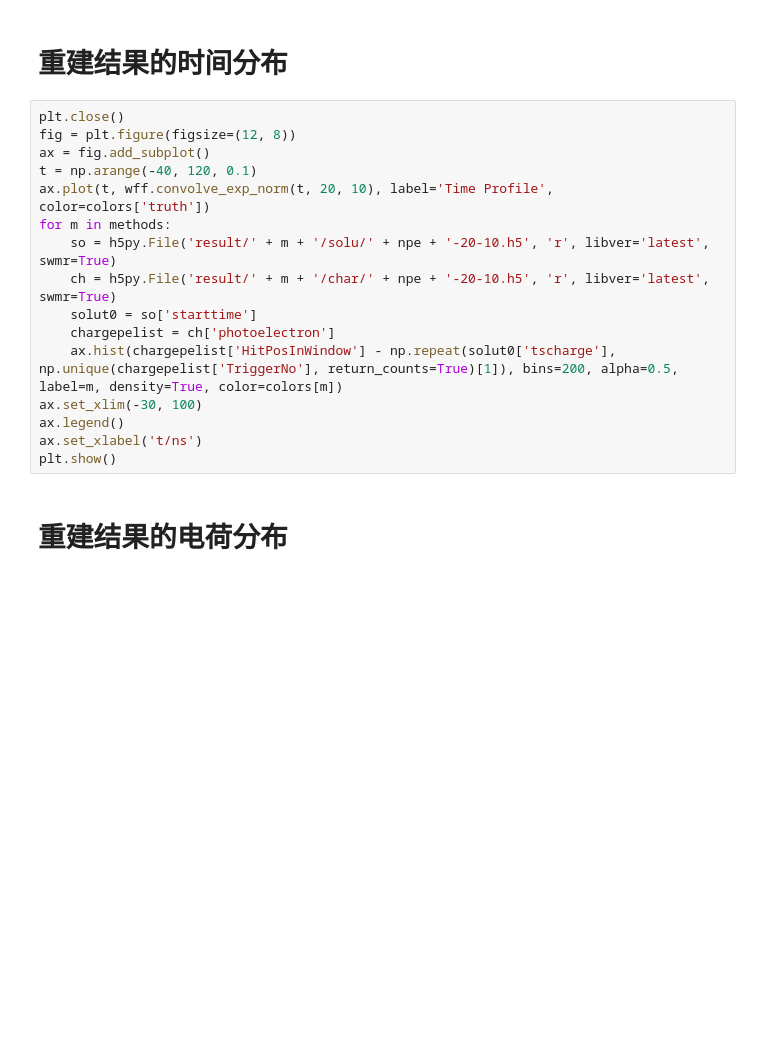
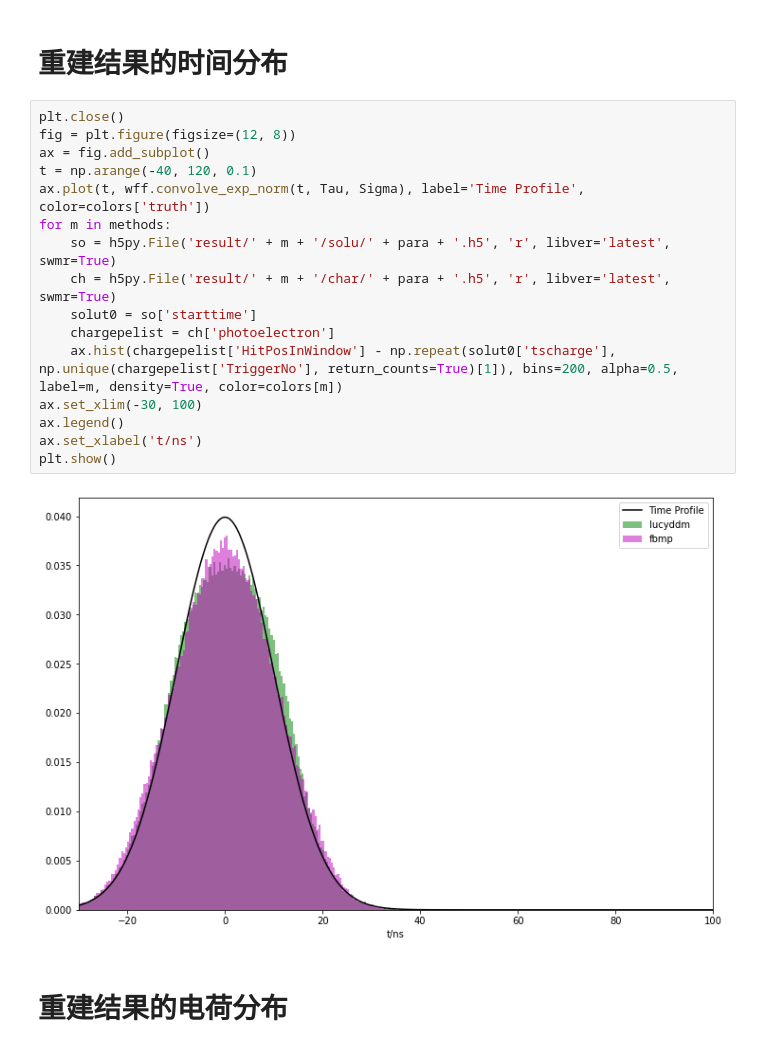
Before and after one commit to heroxbd/waveform-analysis, a Jupyter notebook: check.ipynb, the cells around one changed output. Cells and saved outputs as stored; diff of their text form; blank space fills up the shorter version.

```diff
--- a/check.ipynb
+++ b/check.ipynb
@@ -65,19 +74,21 @@ plt.show()
 # %%
 plt.close()
 fig = plt.figure(figsize=(12, 8))
 ax = fig.add_subplot()
 t = np.arange(-40, 120, 0.1)
-ax.plot(t, wff.convolve_exp_norm(t, 20, 10), label='Time Profile', color=colors['truth'])
+ax.plot(t, wff.convolve_exp_norm(t, Tau, Sigma), label='Time Profile', color=colors['truth'])
 for m in methods:
-    so = h5py.File('result/' + m + '/solu/' + npe + '-20-10.h5', 'r', libver='latest', swmr=True)
-    ch = h5py.File('result/' + m + '/char/' + npe + '-20-10.h5', 'r', libver='latest', swmr=True)
+    so = h5py.File('result/' + m + '/solu/' + para + '.h5', 'r', libver='latest', swmr=True)
+    ch = h5py.File('result/' + m + '/char/' + para + '.h5', 'r', libver='latest', swmr=True)
     solut0 = so['starttime']
     chargepelist = ch['photoelectron']
     ax.hist(chargepelist['HitPosInWindow'] - np.repeat(solut0['tscharge'], np.unique(chargepelist['TriggerNo'], return_counts=True)[1]), bins=200, alpha=0.5, label=m, density=True, color=colors[m])
 ax.set_xlim(-30, 100)
 ax.legend()
 ax.set_xlabel('t/ns')
 plt.show()
+# %% [output]
+[figure, added]
 # %% [markdown]
 # 重建结果的电荷分布
 # %%
```
Also changed, not shown: parts of 7 cells of this notebook, 14 other files.
